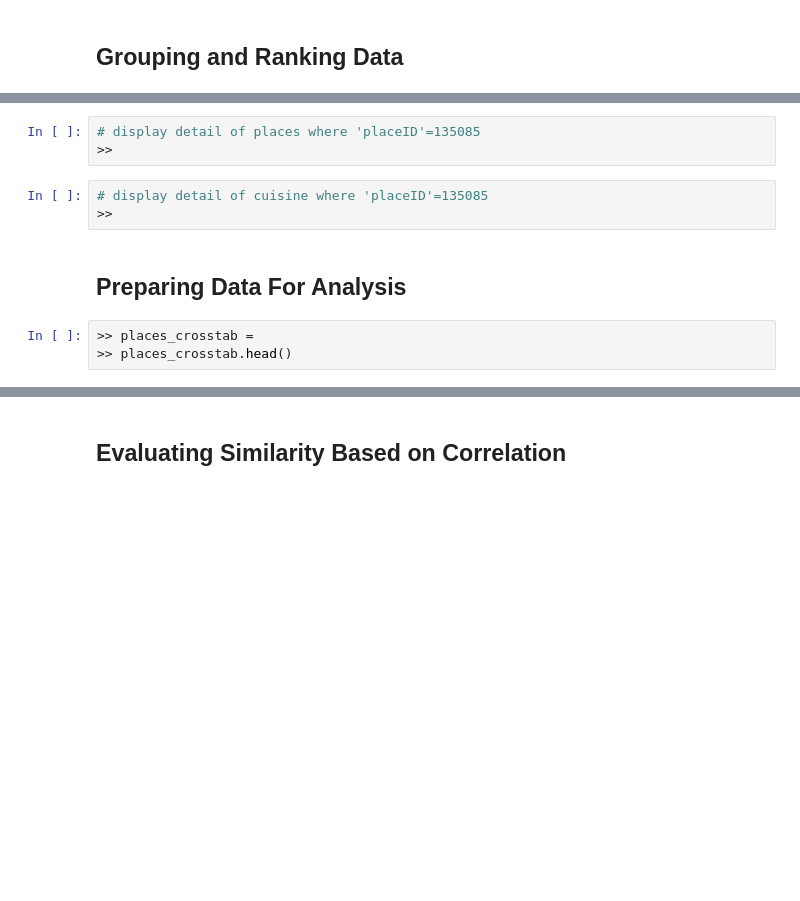
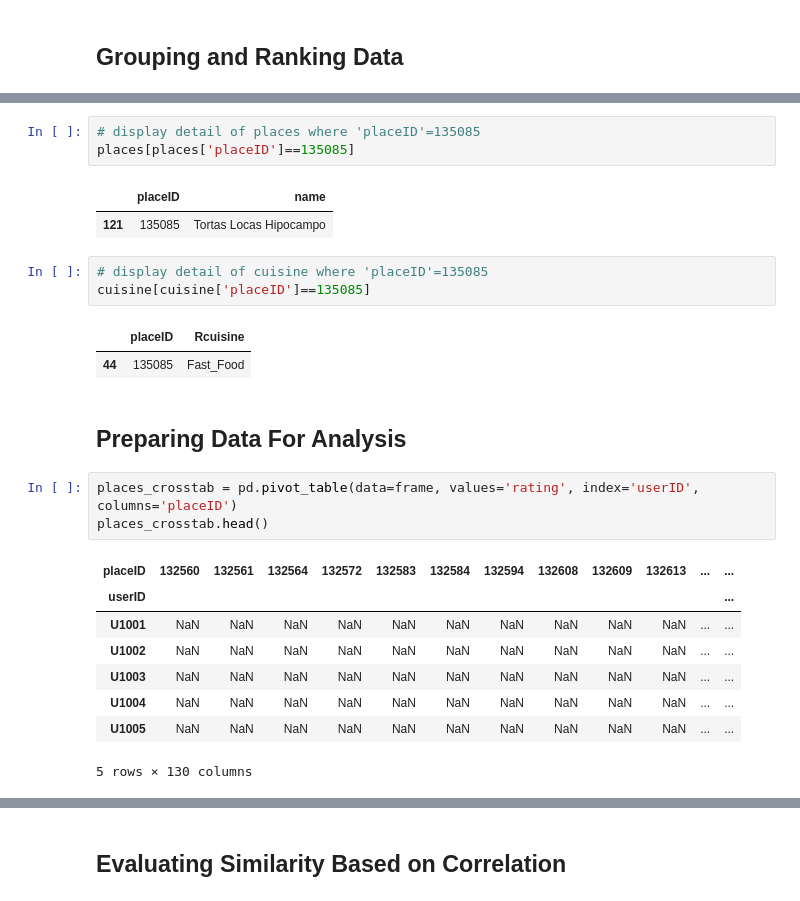
Before and after one commit to kwarodom/sidtechtalent, a Jupyter notebook: ML-Week4/Lecture8 Recommendation Systems/2. correlation-based recommenders/correlation-based recommenders.ipynb, the cells around one changed output, grey strips where cells are left out. Drawn from its saved outputs; the diff is of its cells as text; blank space fills up the shorter version.

```diff
--- a/ML-Week4/Lecture8 Recommendation Systems/2. correlation-based recommenders/correlation-based recommenders.ipynb
+++ b/ML-Week4/Lecture8 Recommendation Systems/2. correlation-based recommenders/correlation-based recommenders.ipynb
@@ -46,14 +108,29 @@ cuisine.head()
 # %%
 # display detail of places where 'placeID'=135085
->>
+places[places['placeID']==135085]
+# %% [output]
+|  | placeID | name |
+| 121 | 135085 | Tortas Locas Hipocampo |
 # %%
 # display detail of cuisine where 'placeID'=135085
->>
+cuisine[cuisine['placeID']==135085]
+# %% [output]
+|  | placeID | Rcuisine |
+| 44 | 135085 | Fast_Food |
 # %% [markdown]
 ## Preparing Data For Analysis
-# %%
->> places_crosstab =
->> places_crosstab.head()
+# %%
+places_crosstab = pd.pivot_table(data=frame, values='rating', index='userID', columns='placeID')
+places_crosstab.head()
+# %% [output]
+| placeID | 132560 | 132561 | 132564 | 132572 | 132583 | 132584 | 132594 | 132608 | 132609 | 132613 | ... | ... |
+| userID |  |  |  |  |  |  |  |  |  |  |  | ... |
+| U1001 | NaN | NaN | NaN | NaN | NaN | NaN | NaN | NaN | NaN | NaN | ... | ... |
+| U1002 | NaN | NaN | NaN | NaN | NaN | NaN | NaN | NaN | NaN | NaN | ... | ... |
+| U1003 | NaN | NaN | NaN | NaN | NaN | NaN | NaN | NaN | NaN | NaN | ... | ... |
+| U1004 | NaN | NaN | NaN | NaN | NaN | NaN | NaN | NaN | NaN | NaN | ... | ... |
+| U1005 | NaN | NaN | NaN | NaN | NaN | NaN | NaN | NaN | NaN | NaN | ... | ... |
+5 rows × 130 columns
 # %%
 Tortas_ratings = places_crosstab[135085]
 Tortas_ratings[Tortas_ratings>=0]
```
Also changed, not shown: parts of 14 cells of this notebook, 6 other files.
